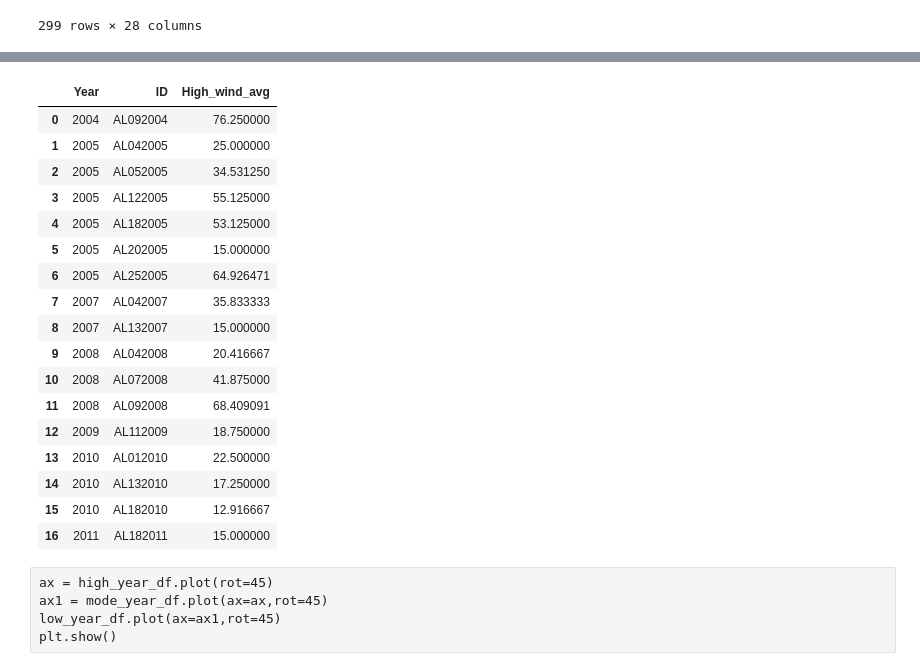
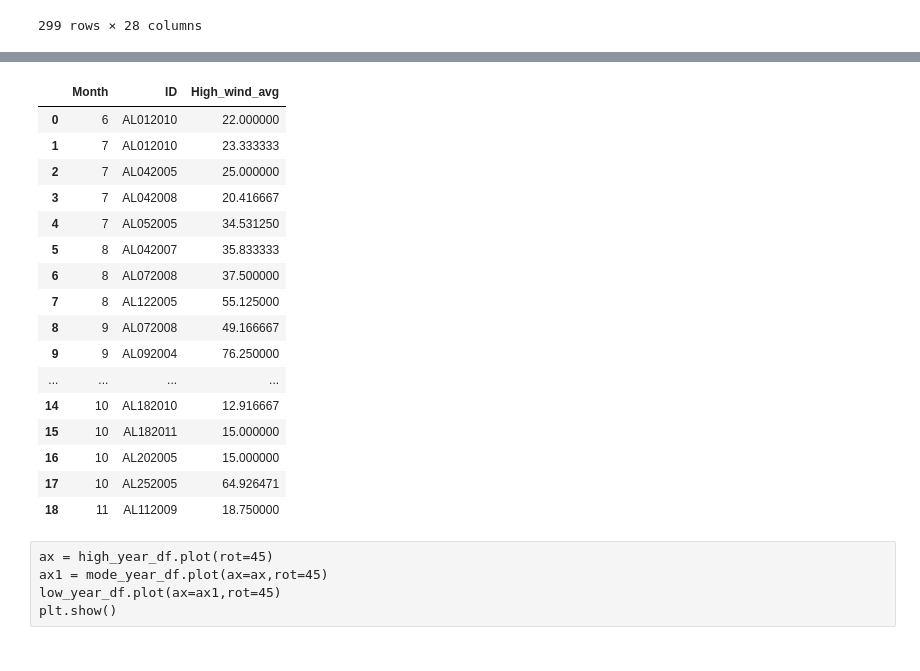
Before and after one commit to jakewmayfield/weather-prediction, a Jupyter notebook: hurdat_viz.ipynb, the cells around one changed output, grey strips where cells are left out. Drawn from its saved outputs; the diff is of its cells as text; code cells hidden in the pictures.

```diff
--- a/hurdat_viz.ipynb
+++ b/hurdat_viz.ipynb
@@ -253,29 +253,28 @@ See the caveats in the documentation: https://pandas.pydata.org/pandas-docs/stab
 # %%
-high_year_grp = high_wind.groupby(["Year","ID"]).mean()["High_wind_avg"]
+high_year_grp = high_wind.groupby(["Month","ID"]).mean()["High_wind_avg"]
 high_year_df = high_year_grp.to_frame()
 high_year_df
-high_year_df.sort_values(["Year","ID"],ascending=True)
+high_year_df.sort_values(["Month","ID"],ascending=True)
 high_year_df.reset_index(inplace=True)
 high_year_df
 # %% [output]
-|  | Year | ID | High_wind_avg |
-| 0 | 2004 | AL092004 | 76.250000 |
-| 1 | 2005 | AL042005 | 25.000000 |
-| 2 | 2005 | AL052005 | 34.531250 |
-| 3 | 2005 | AL122005 | 55.125000 |
-| 4 | 2005 | AL182005 | 53.125000 |
-| 5 | 2005 | AL202005 | 15.000000 |
-| 6 | 2005 | AL252005 | 64.926471 |
-| 7 | 2007 | AL042007 | 35.833333 |
-| 8 | 2007 | AL132007 | 15.000000 |
-| 9 | 2008 | AL042008 | 20.416667 |
-| 10 | 2008 | AL072008 | 41.875000 |
-| 11 | 2008 | AL092008 | 68.409091 |
-| 12 | 2009 | AL112009 | 18.750000 |
-| 13 | 2010 | AL012010 | 22.500000 |
-| 14 | 2010 | AL132010 | 17.250000 |
-| 15 | 2010 | AL182010 | 12.916667 |
-| 16 | 2011 | AL182011 | 15.000000 |
+|  | Month | ID | High_wind_avg |
+| 0 | 6 | AL012010 | 22.000000 |
+| 1 | 7 | AL012010 | 23.333333 |
+| 2 | 7 | AL042005 | 25.000000 |
+| 3 | 7 | AL042008 | 20.416667 |
+| 4 | 7 | AL052005 | 34.531250 |
+| 5 | 8 | AL042007 | 35.833333 |
+| 6 | 8 | AL072008 | 37.500000 |
+| 7 | 8 | AL122005 | 55.125000 |
+| 8 | 9 | AL072008 | 49.166667 |
+| 9 | 9 | AL092004 | 76.250000 |
+| ... | ... | ... | ... |
+| 14 | 10 | AL182010 | 12.916667 |
+| 15 | 10 | AL182011 | 15.000000 |
+| 16 | 10 | AL202005 | 15.000000 |
+| 17 | 10 | AL252005 | 64.926471 |
+| 18 | 11 | AL112009 | 18.750000 |
 # %%
 # overlapping= 0.15
 # #line1 = low_year_df.plot.line(rot=45,alpha=overlapping,c='b')
```
Also changed, not shown: parts of 12 cells of this notebook, 4 other files.
